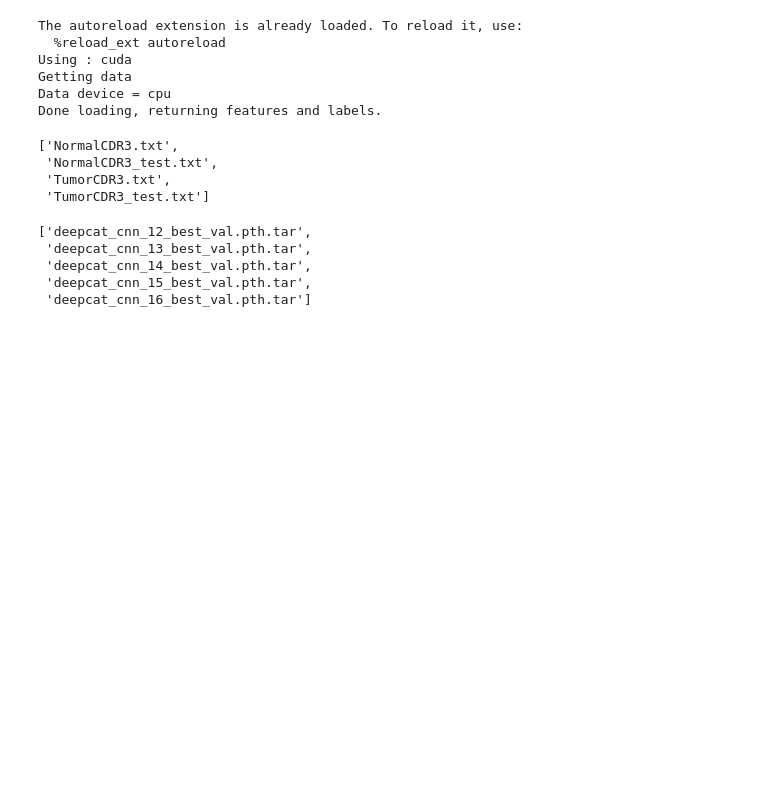
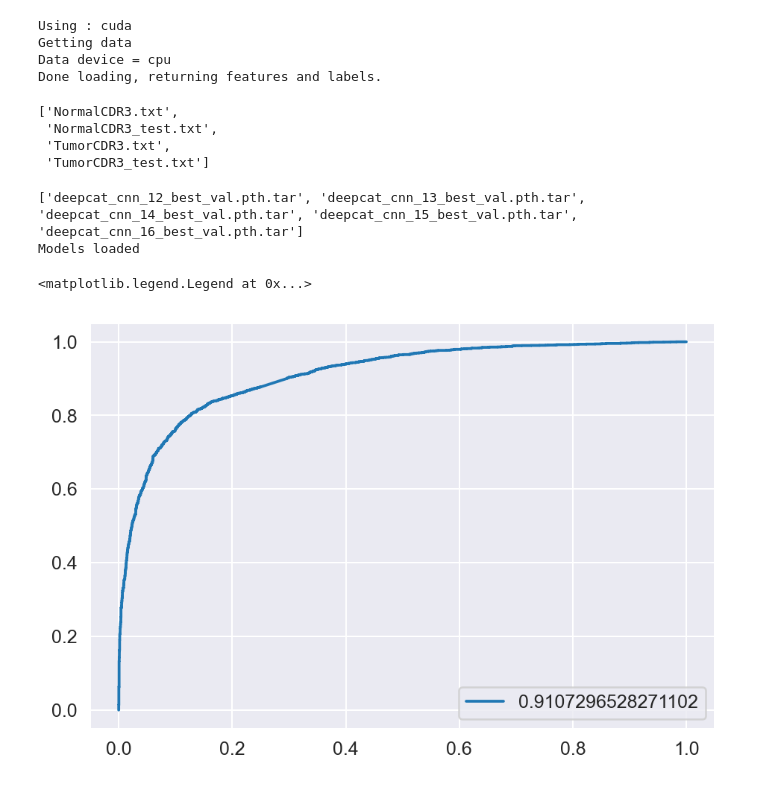
Before and after one commit to richieYT-wan/DeepCAT_PyTorch, a Jupyter notebook: notebooks/models_plots.ipynb, the cells around one changed output. Saved outputs shown, nothing was run; the diff lists cells and outputs as text; code cells hidden in the pictures; blank space fills up the shorter version.

Commit message:
added plot functions
missing function for DF, but losses&AUC are added

```diff
--- a/notebooks/models_plots.ipynb
+++ b/notebooks/models_plots.ipynb
@@ -16,7 +16,7 @@ from src.train_eval_helpers import *
 #checking gpu status
 
 import matplotlib as mpl
-mpl.rcParams['figure.dpi']= 150
+mpl.rcParams['figure.dpi']= 180
 import seaborn as sns
 sns.set_style('darkgrid')
 
@@ -40,8 +40,6 @@ train_feats, train_labels = generate_features_labels(train_tumor, train_normal)
 #files.remve('readme.md')
 files
 # %% [output]
-The autoreload extension is already loaded. To reload it, use:
-  %reload_ext autoreload
 Using : cuda
 Getting data
 Data device = cpu
@@ -51,14 +49,18 @@ Done loading, returning features and labels.
  'TumorCDR3.txt',
  'TumorCDR3_test.txt']
 # %%
-PATH = '../src/Output/'
+PATH = '../src/Output/test/'
 files = os.listdir(PATH)
 
 z = [f for f in files if '.pth.tar' in f]
-z
+print(z)
+test_dict2 = load_models([12,13,16], PATH)
+a,b,c,d,e = eval_model(test_dict2[12], nn.CrossEntropyLoss(), train_feats[12], train_labels[12], return_curve =True)
+import matplotlib.pyplot as plt
+plt.plot(e[0],e[1], label = str(c))
+plt.legend()
 # %% [output]
-['deepcat_cnn_12_best_val.pth.tar',
- 'deepcat_cnn_13_best_val.pth.tar',
- 'deepcat_cnn_14_best_val.pth.tar',
- 'deepcat_cnn_15_best_val.pth.tar',
- 'deepcat_cnn_16_best_val.pth.tar']
+['deepcat_cnn_12_best_val.pth.tar', 'deepcat_cnn_13_best_val.pth.tar', 'deepcat_cnn_14_best_val.pth.tar', 'deepcat_cnn_15_best_val.pth.tar', 'deepcat_cnn_16_best_val.pth.tar']
+Models loaded
+<matplotlib.legend.Legend at 0x...>
+[figure, added]
```
Also changed, not shown: parts of 12 cells of this notebook, 42 other files.
